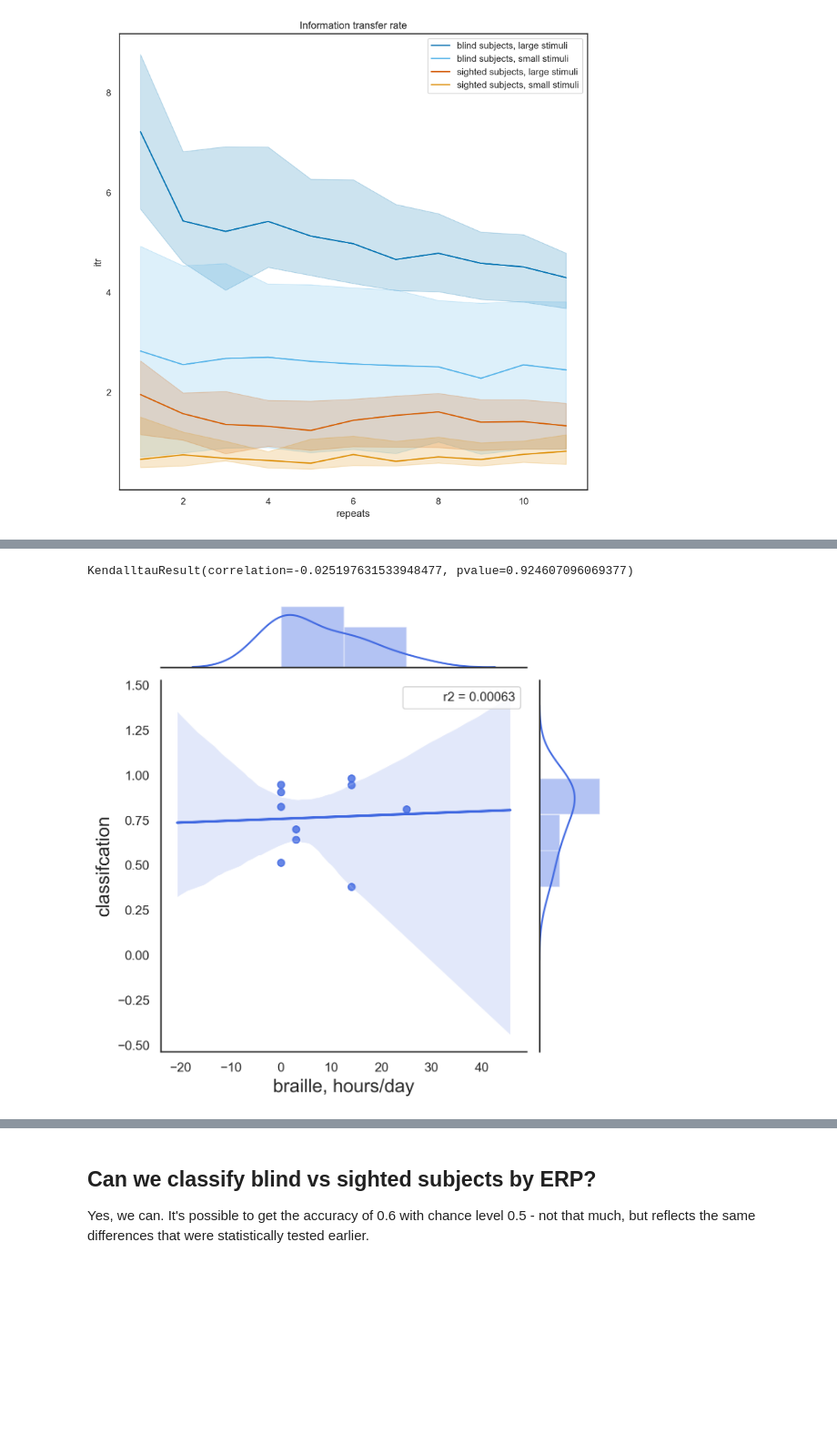
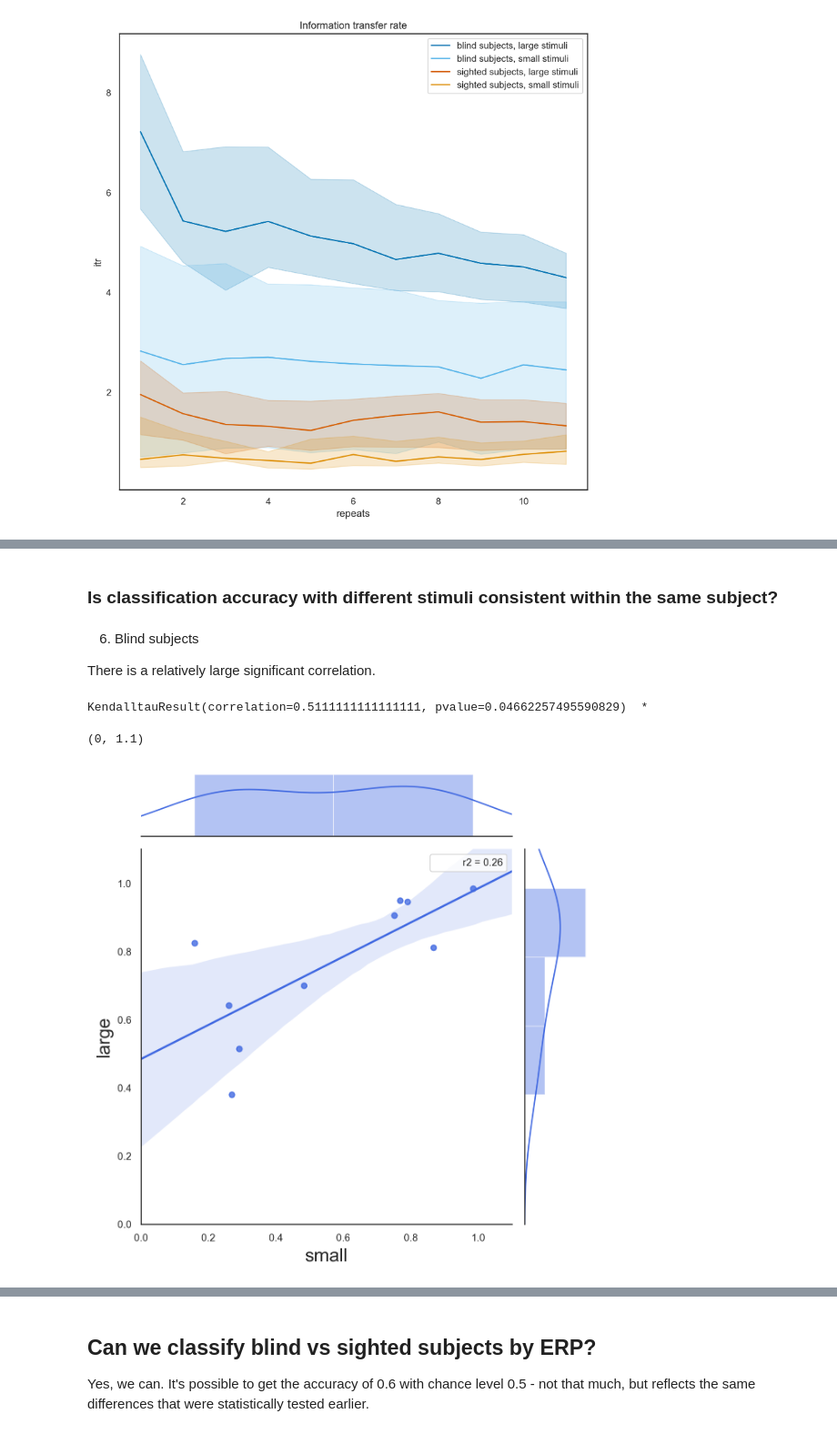
Before and after one commit to eegdude/erp_analysis, a Jupyter notebook: classification.ipynb, the cells around one changed output, grey strips where cells are left out. Shown at 91% size. Cells and saved outputs as stored; diff of their text form; code cells hidden in the pictures; blank space fills up the shorter version.

```diff
--- a/classification.ipynb
+++ b/classification.ipynb
@@ -282,6 +348,15 @@ No correlation!
+# %% [markdown]
+### Is classification accuracy with different stimuli consistent within the same subject?
+# %% [markdown]
+6. Blind subjects
+
+There is a relatively large significant correlation.
 # %%
-sns.jointplot (x=selfreport, y=large_blind, kind='reg', stat_func=cf.r2, color=constants.plot_colors['blind'])
-sns.utils.axlabel(xlabel='braille, hours/day', ylabel="classifcation", fontsize=16)
+g = sns.jointplot (x=small_blind, y=large_blind, kind='reg', stat_func=cf.r2, color=constants.plot_colors['blind'])
+sns.utils.axlabel(xlabel='small', ylabel="large", fontsize=16)
+g.ax_marg_x.set_xlim(0,1.1)
+g.ax_marg_y.set_ylim(0, 1.1)
 # %% [output]
-KendalltauResult(correlation=-0.025197631533948477, pvalue=0.924607096069377)
+KendalltauResult(correlation=0.5111111111111111, pvalue=0.04662257495590829)  *
+(0, 1.1)
-[figure, old version]
+[figure, new version]
```
Also changed, not shown: parts of 24 cells of this notebook.
